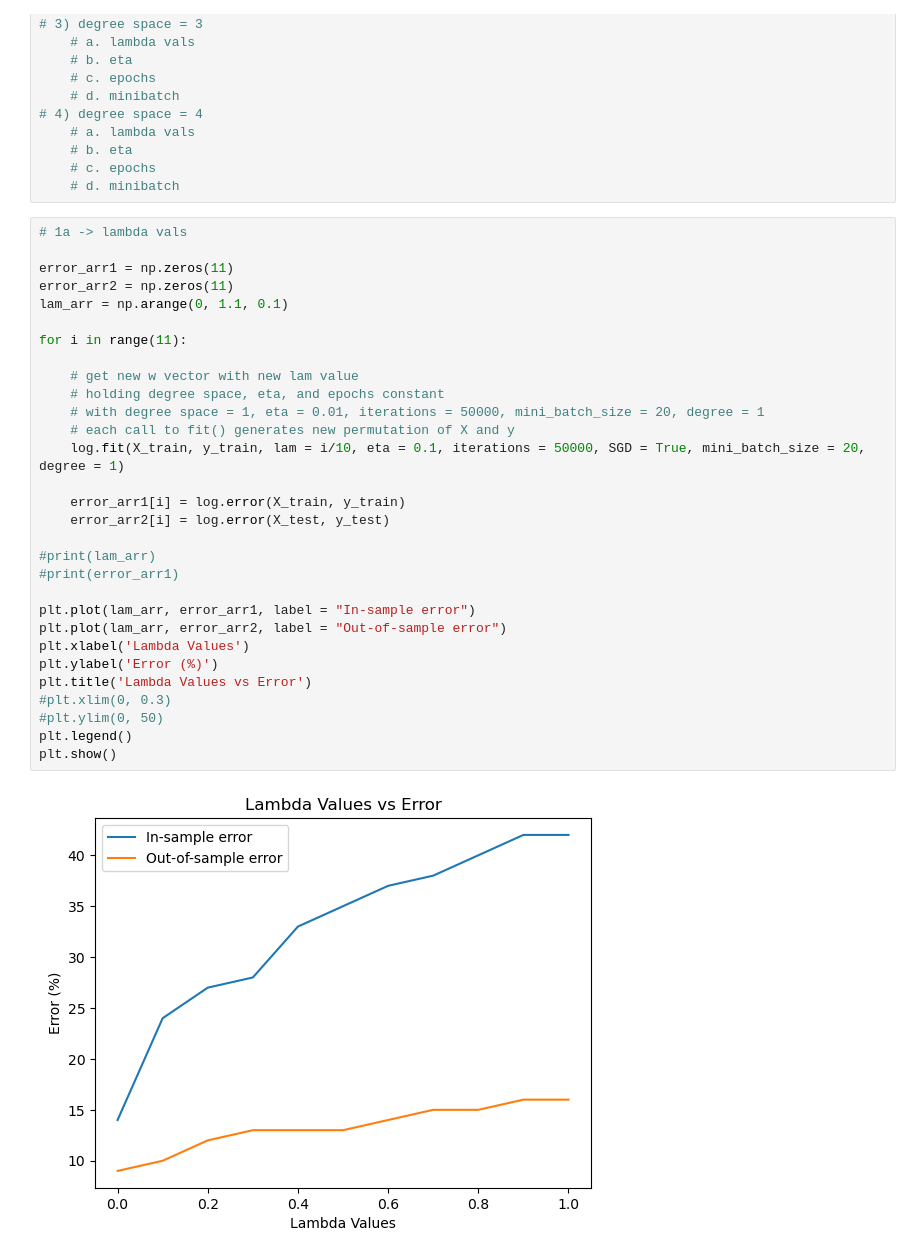
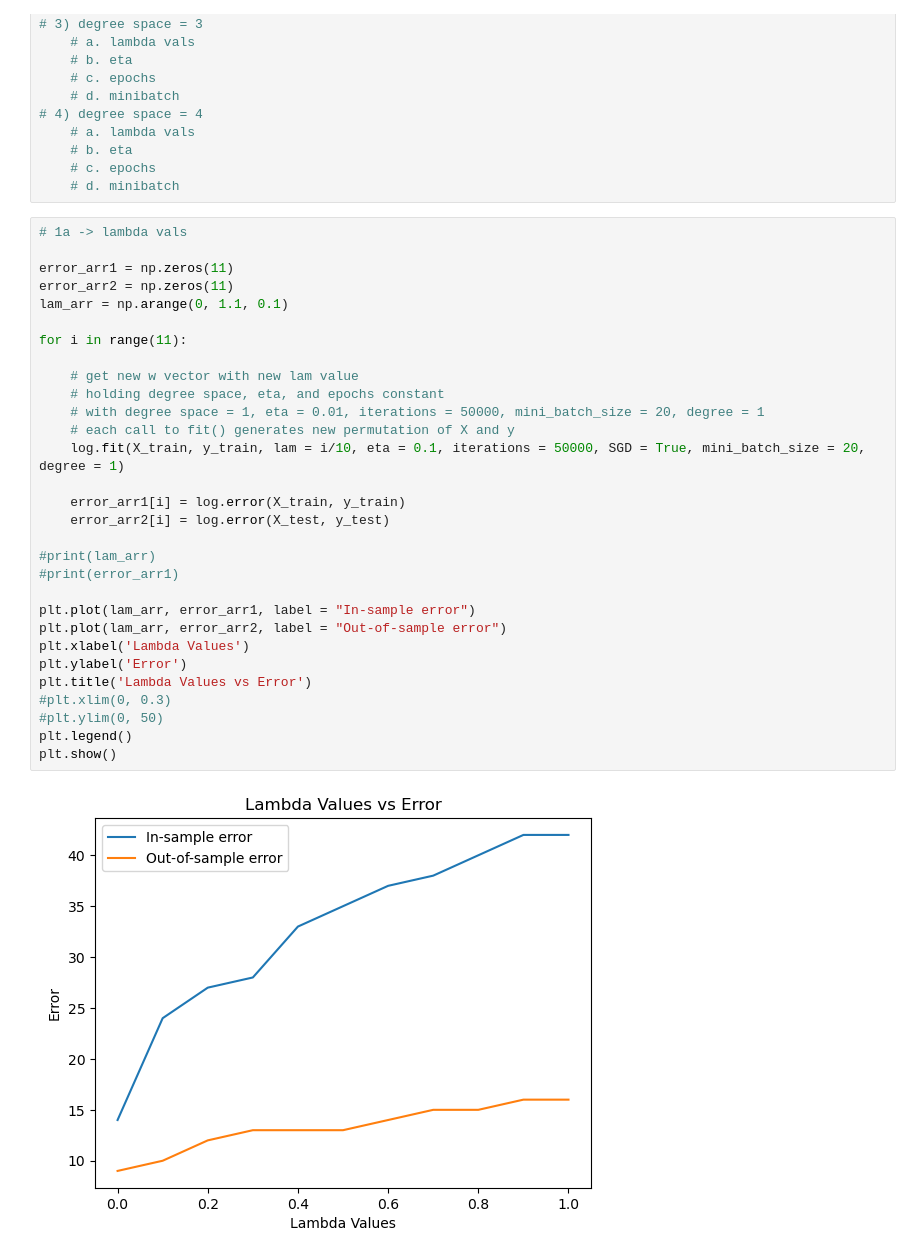
Before and after one commit to Noxolo1/cscd484, a Jupyter notebook: prog5/code_logistic_regression/parameter_tuning.ipynb, the cells around one changed output. Drawn from its saved outputs; the diff is of its cells as text.

```diff
--- a/prog5/code_logistic_regression/parameter_tuning.ipynb
+++ b/prog5/code_logistic_regression/parameter_tuning.ipynb
@@ -83,35 +83,35 @@ log = logic.LogisticRegression()
 # %%
 # 1a -> lambda vals
 
 error_arr1 = np.zeros(11)
 error_arr2 = np.zeros(11)
 lam_arr = np.arange(0, 1.1, 0.1)
 
 for i in range(11):
 
     # get new w vector with new lam value
     # holding degree space, eta, and epochs constant
     # with degree space = 1, eta = 0.01, iterations = 50000, mini_batch_size = 20, degree = 1
     # each call to fit() generates new permutation of X and y
     log.fit(X_train, y_train, lam = i/10, eta = 0.1, iterations = 50000, SGD = True, mini_batch_size = 20, degree = 1)
 
     error_arr1[i] = log.error(X_train, y_train)
     error_arr2[i] = log.error(X_test, y_test)
 
 #print(lam_arr)
 #print(error_arr1)
 
 plt.plot(lam_arr, error_arr1, label = "In-sample error")
 plt.plot(lam_arr, error_arr2, label = "Out-of-sample error")
 plt.xlabel('Lambda Values')
-plt.ylabel('Error (%)')
+plt.ylabel('Error')
 plt.title('Lambda Values vs Error')
 #plt.xlim(0, 0.3)
 #plt.ylim(0, 50)
 plt.legend()
 plt.show()
 # %% [output]
-[figure, old version]
+[figure, new version]
 # %%
 # 2a -> lambda vals
 
```
Also changed, not shown: parts of 16 cells of this notebook.
